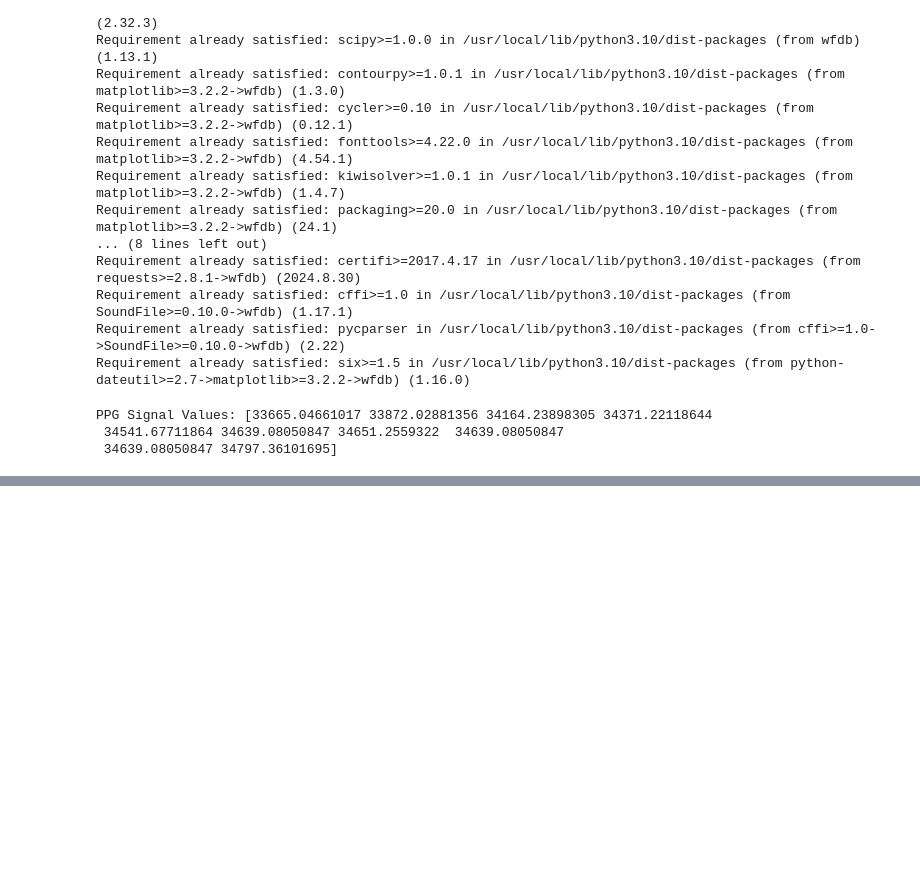
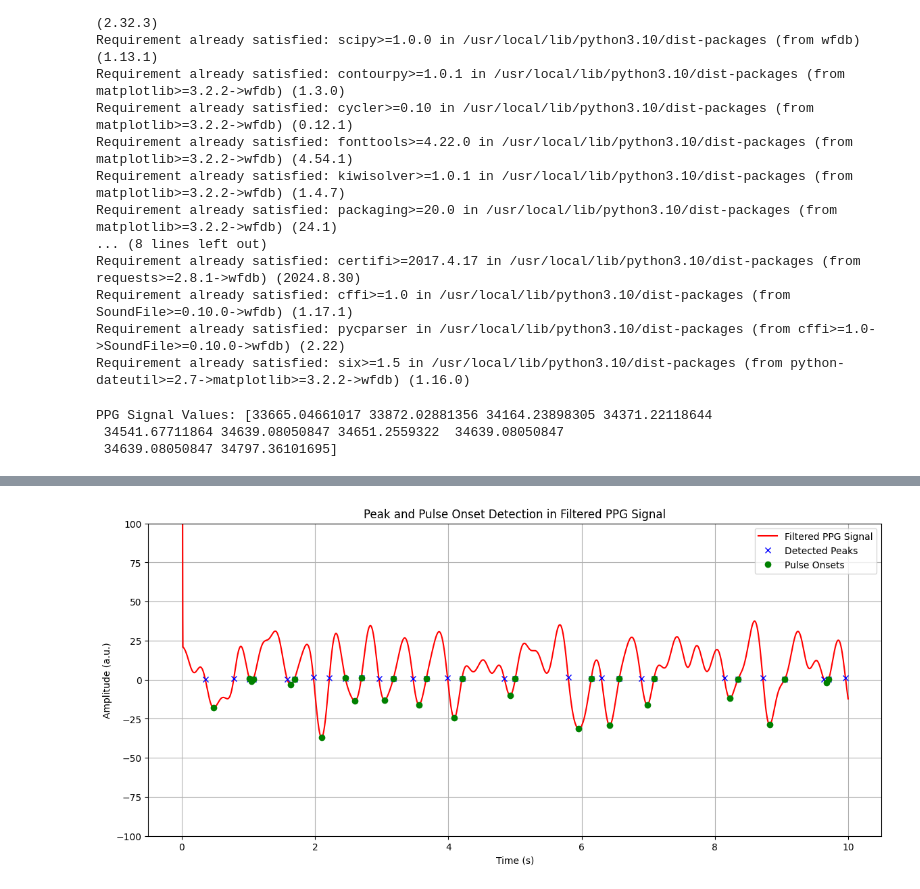
Before and after one commit to HRJ369/DH_307, a Jupyter notebook: DH_307_ppg.ipynb, the cells around one changed output, grey strips where cells are left out. Drawn from its saved outputs; the diff is of its cells as text; code cells hidden in the pictures; blank space fills up the shorter version.

```diff
--- a/DH_307_ppg.ipynb
+++ b/DH_307_ppg.ipynb
@@ -250,0 +219,81 @@ Heart Rates (BPM): [ 97.71986971  58.82352941  63.82978723 113.63636364 113.2075
+# %%
+#USE OF Pulse peak determination using Gaussian derivative filter (GDF), positive zerocrossing detection, and peak correction.
+#Pulse onset determination by finding the local minimum between two successive detected peaks.
+
+
+import numpy as np
+import matplotlib.pyplot as plt
+from scipy.signal import convolve
+from scipy.stats import norm
+
+# Step 1: Define Gaussian Derivative Filter
+def gaussian_derivative_filter(size, sigma):
+    t = np.linspace(-size // 2, size // 2, size)
+    g = norm.pdf(t, 0, sigma)
+    g_derivative = -t / (sigma**2) * g
+    return g_derivative
+
+# Step 2: Apply Gaussian Derivative Filter to PPG Signal
+def apply_gdf(ppg_signal, size=21, sigma=3):
+    gdf = gaussian_derivative_filter(size, sigma)
+    filtered_signal = convolve(ppg_signal, gdf, mode='same')
+    return filtered_signal
+
+# Step 3: Zero-Crossing Detection for Peaks
+def detect_peaks(signal):
+    zero_crossings = np.where(np.diff(np.sign(signal)))[0]
+    return zero_crossings + 1
+
+# Step 4: Peak Correction
+def correct_peaks(signal, peaks):
+    corrected_peaks = []
+    for peak in peaks:
+        window = signal[max(0, peak-2):min(len(signal), peak+2)]
+        corrected_peak = np.argmax(window) + max(0, peak-2)
+        corrected_peaks.append(corrected_peak)
+    return np.array(corrected_peaks)
+
+# Step 5: Find Local Minima for Pulse Onset Determination
+def find_pulse_onsets(peaks, signal):
+    pulse_onsets = []
+    for i in range(1, len(peaks)):
+        start = peaks[i-1]
+        end = peaks[i]
+        local_min = np.argmin(signal[start:end]) + start
+        pulse_onsets.append(local_min)
+    return np.array(pulse_onsets)
+
+# Assuming 'ppg_signal' and 'fs' (sampling frequency) are already defined
+# Apply Gaussian Derivative Filter
+filtered_signal = apply_gdf(filtered_ppg_signal)
+
+# Detect peaks using zero-crossing
+peaks = detect_peaks(filtered_signal)
+
+# Correct the detected peaks
+corrected_peaks = correct_peaks(filtered_signal, peaks)
+
+# Find pulse onsets
+pulse_onsets = find_pulse_onsets(corrected_peaks, filtered_signal)
+
+# Limit the filtered signal to the first 10 seconds for plotting
+filtered_signal_10s = filtered_signal[:max_index]
+corrected_peaks_10s = corrected_peaks[corrected_peaks < max_index]  # Limit corrected peaks
+pulse_onsets_10s = pulse_onsets[pulse_onsets < max_index]  # Limit pulse onsets
+# Plotting Results with Reduced Y-axis Scale
+plt.figure(figsize=(14, 6))
+plt.plot(time_10s, filtered_signal_10s, label='Filtered PPG Signal', color='red')
+plt.plot(time_10s[corrected_peaks_10s], filtered_signal_10s[corrected_peaks_10s], 'x', label='Detected Peaks', color='blue')
+plt.plot(time_10s[pulse_onsets_10s], filtered_signal_10s[pulse_onsets_10s], 'o', label='Pulse Onsets', color='green')
+
+# Set the limits for y-axis to 100
+plt.ylim(-100, 100)
+
+plt.xlabel('Time (s)')
+plt.ylabel('Amplitude (a.u.)')
+plt.title('Peak and Pulse Onset Detection in Filtered PPG Signal')
+plt.legend()
+plt.grid()
+plt.show()
+# %% [output]
+[figure, added]
```
Also changed, not shown: parts of 5 cells of this notebook.
